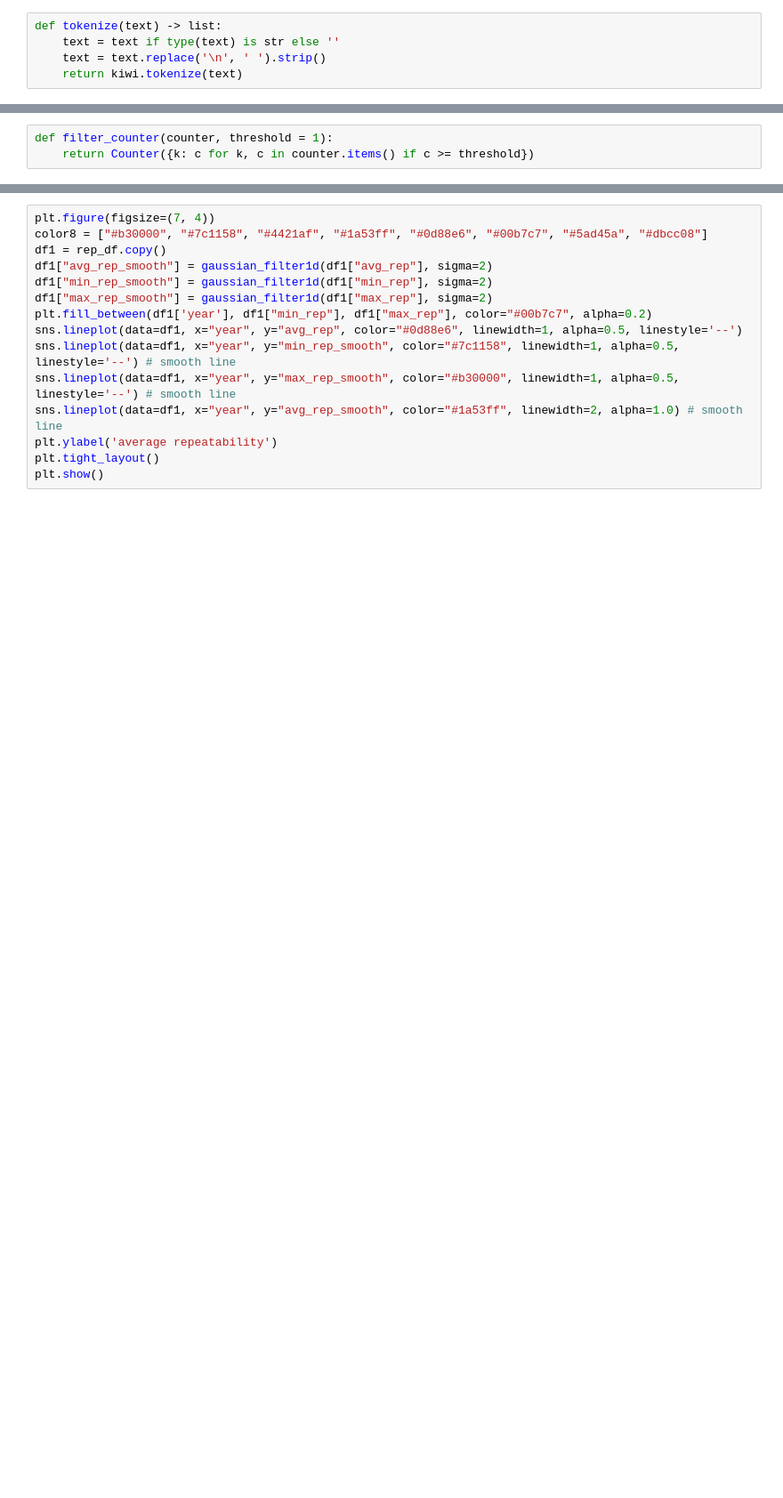
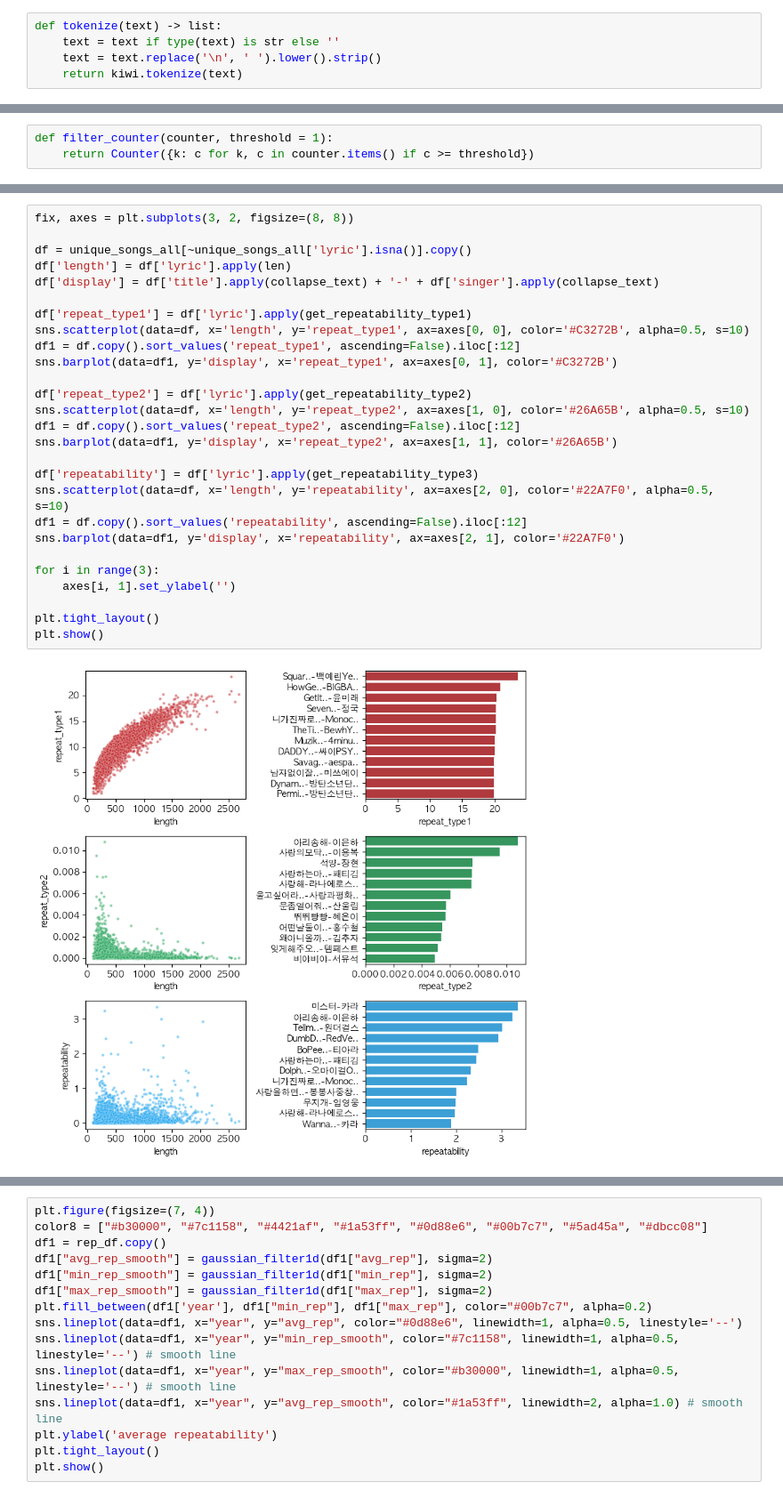
Before and after one commit to joonas-yoon/kpop-lyrics-analytics, a Jupyter notebook: analytics_kiwi.ipynb, the cells around one changed output, grey strips where cells are left out. Shown at 89% size. Cells and saved outputs as stored; diff of their text form; blank space fills up the shorter version.

```diff
--- a/analytics_kiwi.ipynb
+++ b/analytics_kiwi.ipynb
@@ -395,7 +395,7 @@ plt.show()
 # %%
 def tokenize(text) -> list:
     text = text if type(text) is str else ''
-    text = text.replace('\n', ' ').strip()
+    text = text.replace('\n', ' ').lower().strip()
     return kiwi.tokenize(text)
 # %%
 import numpy as np
@@ -922,0 +932,29 @@ plt.show()
+# %%
+fix, axes = plt.subplots(3, 2, figsize=(8, 8))
+
+df = unique_songs_all[~unique_songs_all['lyric'].isna()].copy()
+df['length'] = df['lyric'].apply(len)
+df['display'] = df['title'].apply(collapse_text) + '-' + df['singer'].apply(collapse_text)
+
+df['repeat_type1'] = df['lyric'].apply(get_repeatability_type1)
+sns.scatterplot(data=df, x='length', y='repeat_type1', ax=axes[0, 0], color='#C3272B', alpha=0.5, s=10)
+df1 = df.copy().sort_values('repeat_type1', ascending=False).iloc[:12]
+sns.barplot(data=df1, y='display', x='repeat_type1', ax=axes[0, 1], color='#C3272B')
+
+df['repeat_type2'] = df['lyric'].apply(get_repeatability_type2)
+sns.scatterplot(data=df, x='length', y='repeat_type2', ax=axes[1, 0], color='#26A65B', alpha=0.5, s=10)
+df1 = df.copy().sort_values('repeat_type2', ascending=False).iloc[:12]
+sns.barplot(data=df1, y='display', x='repeat_type2', ax=axes[1, 1], color='#26A65B')
+
+df['repeatability'] = df['lyric'].apply(get_repeatability_type3)
+sns.scatterplot(data=df, x='length', y='repeatability', ax=axes[2, 0], color='#22A7F0', alpha=0.5, s=10)
+df1 = df.copy().sort_values('repeatability', ascending=False).iloc[:12]
+sns.barplot(data=df1, y='display', x='repeatability', ax=axes[2, 1], color='#22A7F0')
+
+for i in range(3):
+    axes[i, 1].set_ylabel('')
+
+plt.tight_layout()
+plt.show()
+# %% [output]
+[figure, added]
```
Also changed, not shown: parts of 21 cells of this notebook, 5 other files.
